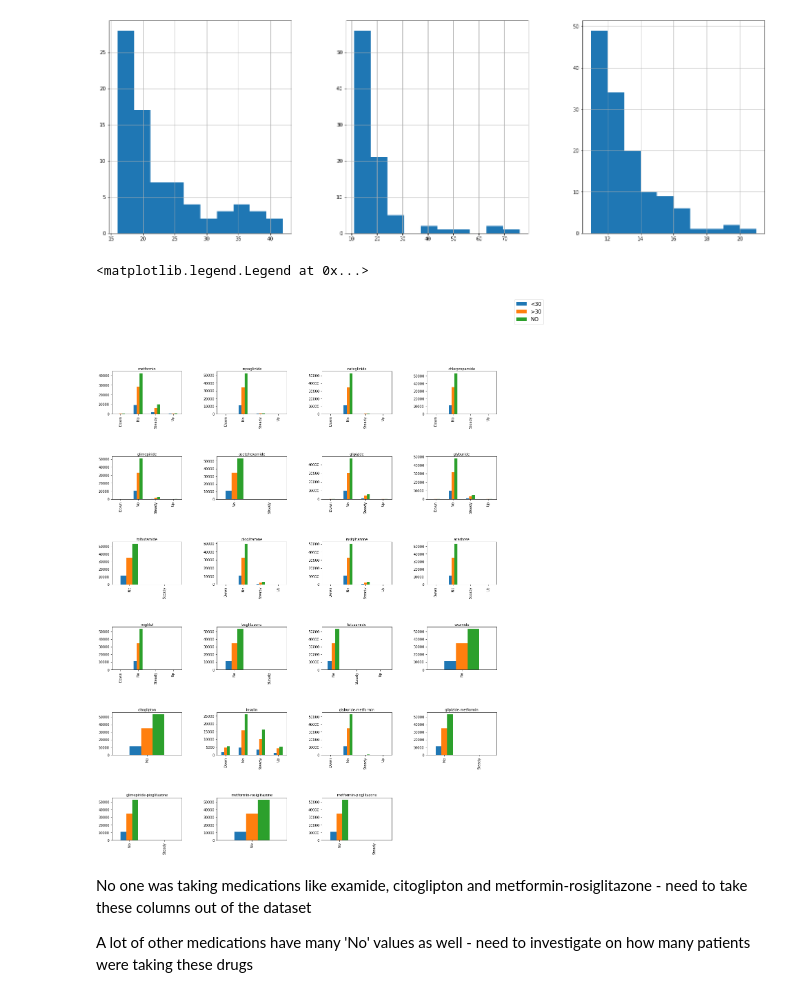
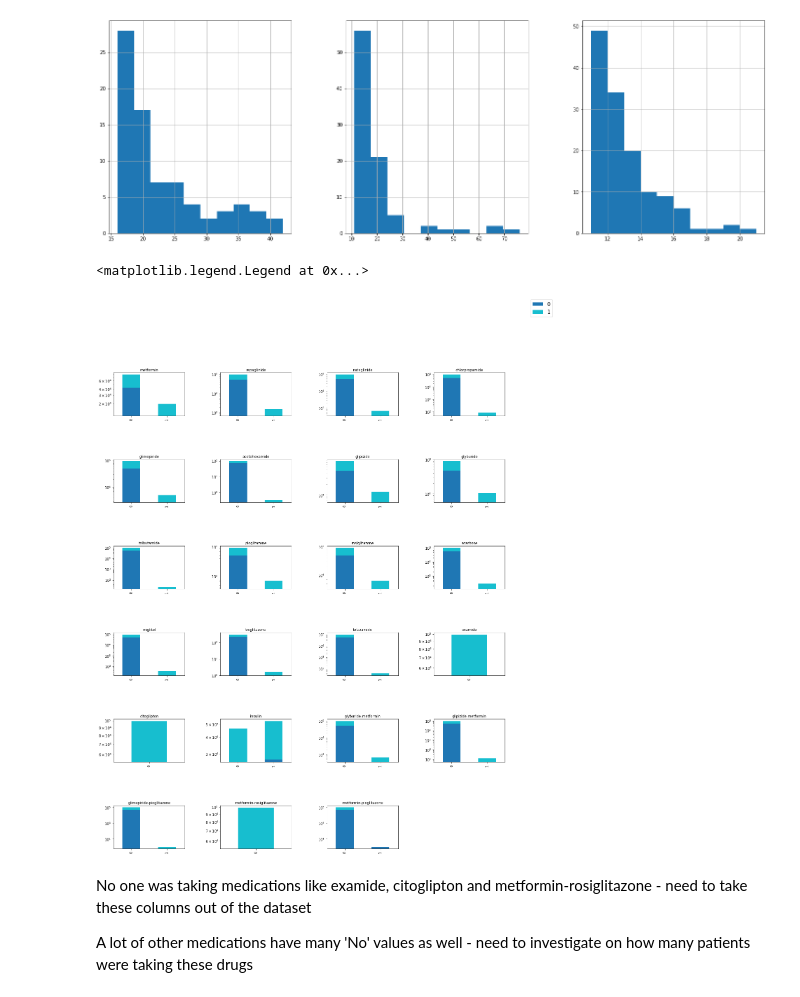
Before and after one commit to ruihan1228/diabetes, a Jupyter notebook: diabetes_1.ipynb, the cells around one changed output. Drawn from its saved outputs; the diff is of its cells as text; code cells hidden in the pictures.

Commit message:
transformed drugs and readmitted features/added single feature plots

```diff
--- a/diabetes_1.ipynb
+++ b/diabetes_1.ipynb
@@ -86,4 +164,10 @@ diabetes.drop(diabetes[diabetes.gender == 'Unknown/Invalid'].index, inplace = Tr
 # %%
-grouped = diabetes.groupby(['readmitted','race'])
-grouped.size()
+fig = plt.subplots(figsize=(20,25))
+plt.subplots_adjust(hspace=1, wspace=0.5)
+
+for i in range(len(drugs.columns)):
+    ax = plt.subplot(6, 4, i + 1)
+    ax.xaxis.set_label_position('top')
+    #ax.set_xscale('log')
+    drugs.iloc[:,i].value_counts(normalize=True).plot.bar(ax=ax, ylabel='percentage',title=drugs.columns[i])
 # %% [output]
@@ -106,0 +184,8 @@ dtype: int64
+# %%
+fig = plt.subplots(figsize=(20,25))
+plt.subplots_adjust(hspace=1, wspace=0.5)
+
+for i in range(len(drugs.columns)):
+    ax = plt.subplot(6, 4, i + 1)
+    ax.set_title('readmission mean 0 No 1 Yes')
+    diabetes.groupby(drugs.iloc[:,i])['readmitted'].mean().plot(kind='bar').set_ylabel('mean')
@@ -175,0 +269,4 @@ plt.show()
+# %%
+diabetes.metformin = diabetes.metformin.replace('No', 0)
+diabetes.metformin = diabetes.metformin.replace(['Steady','Up', 'Down'], 1)
+diabetes.metformin
@@ -175,0 +286,3 @@ plt.show()
+# %%
+diabetes.readmitted = diabetes.readmitted.replace('NO',0)
+diabetes.readmitted = diabetes.readmitted.replace(['<30', '>30'],1)
@@ -195,17 +342,18 @@ for i in med_cols:
 # %%
 fig = plt.subplots(figsize=(20,25))
 plt.subplots_adjust(hspace=1, wspace=0.5)
 
 for i in range(len(df)):
     ax = plt.subplot(6, 4, i + 1)
     ax.xaxis.set_label_position('top')
-    df[i].plot.bar(ax=ax,legend=0)
+    ax.set_yscale('log')
+    df[i].plot.bar(ax=ax,legend=0,stacked=True,colormap='tab10')
 
 handles, labels = ax.get_legend_handles_labels()
 fig[0].legend(labels, loc='upper right', prop={'size': 15})
 # %% [output]
 <matplotlib.legend.Legend at 0x...>
-[figure, old version]
+[figure, new version]
 # %% [markdown]
 No one was taking medications like examide, citoglipton and metformin-rosiglitazone - need to take these columns out of the dataset
 
```
Also changed, not shown: parts of 39 cells of this notebook.
